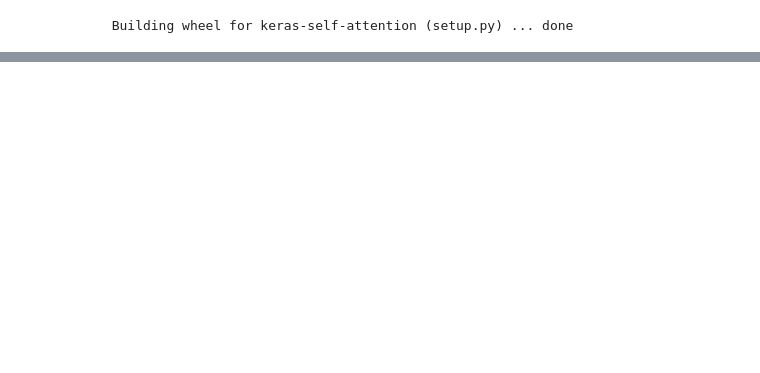
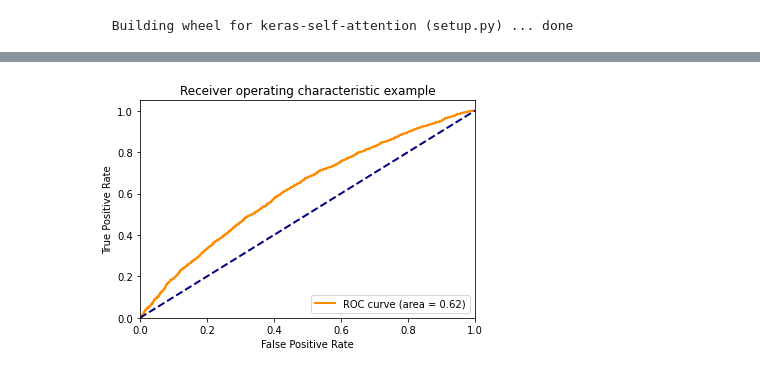
Before and after one commit to rohit-khoiwal/msgmt, a Jupyter notebook: useEUCL.ipynb, the cells around one changed output, grey strips where cells are left out. Cells and saved outputs as stored; diff of their text form; code cells hidden in the pictures; blank space fills up the shorter version.

```diff
--- a/useEUCL.ipynb
+++ b/useEUCL.ipynb
@@ -162,7 +152,9 @@ model.compile(optimizer="adam", loss = contrastive_loss, metrics = [tf.metrics.B
+# %%
+eval_df = df_test[df_test['label'] == 1]
 # %%
-loss_history = model.fit(siam_gen([df["texts"], df["reason"]], 64),
-                         validation_data = siam_gen([df_test["text"], df_test["reason"]], 64),
-                         steps_per_epoch=50, validation_steps=10, epochs = 50,
+loss_history = model.fit(siam_gen([df["clean_text"], df["reason"]], 64),
+                         validation_data = siam_gen([eval_df["clean_text"].values, eval_df["reason"].values], 64),
+                         steps_per_epoch=50, validation_steps=10, epochs = 30,
                          verbose = True, use_multiprocessing=True)
 # %% [output]
 Epoch 1/30
@@ -216,4 +210,4 @@ F1 Score                         :  0.9991455078125
 # %%
-y_preds = model.predict([df_test["text"], df_test["reason"]])
-y_preds = tf.math.sigmoid(1 - y_preds).numpy()
-accuracy(df_test["label"], y_preds)
+y_preds = model.predict([df_test["clean_text"], df_test["reason"]])
+y_preds = y_preds/max(y_preds)
+y_preds = 1 - y_preds
@@ -240,0 +238,25 @@ BCE Loss                         :  0.6678047352068954
+# %%
+from sklearn.metrics import roc_curve, auc
+import matplotlib.pyplot as plt
+fpr, tpr, _ = roc_curve(df_test['label'], y_preds)
+roc_auc = auc(fpr, tpr)
+# %%
+plt.figure()
+lw = 2
+plt.plot(
+    fpr,
+    tpr,
+    color="darkorange",
+    lw=lw,
+    label="ROC curve (area = %0.2f)" % roc_auc
+)
+plt.plot([0, 1], [0, 1], color="navy", lw=lw, linestyle="--")
+plt.xlim([0.0, 1.0])
+plt.ylim([0.0, 1.05])
+plt.xlabel("False Positive Rate")
+plt.ylabel("True Positive Rate")
+plt.title("Receiver operating characteristic example")
+plt.legend(loc="lower right")
+plt.show()
+# %% [output]
+[figure, added]
```
Also changed, not shown: parts of 16 cells of this notebook.
